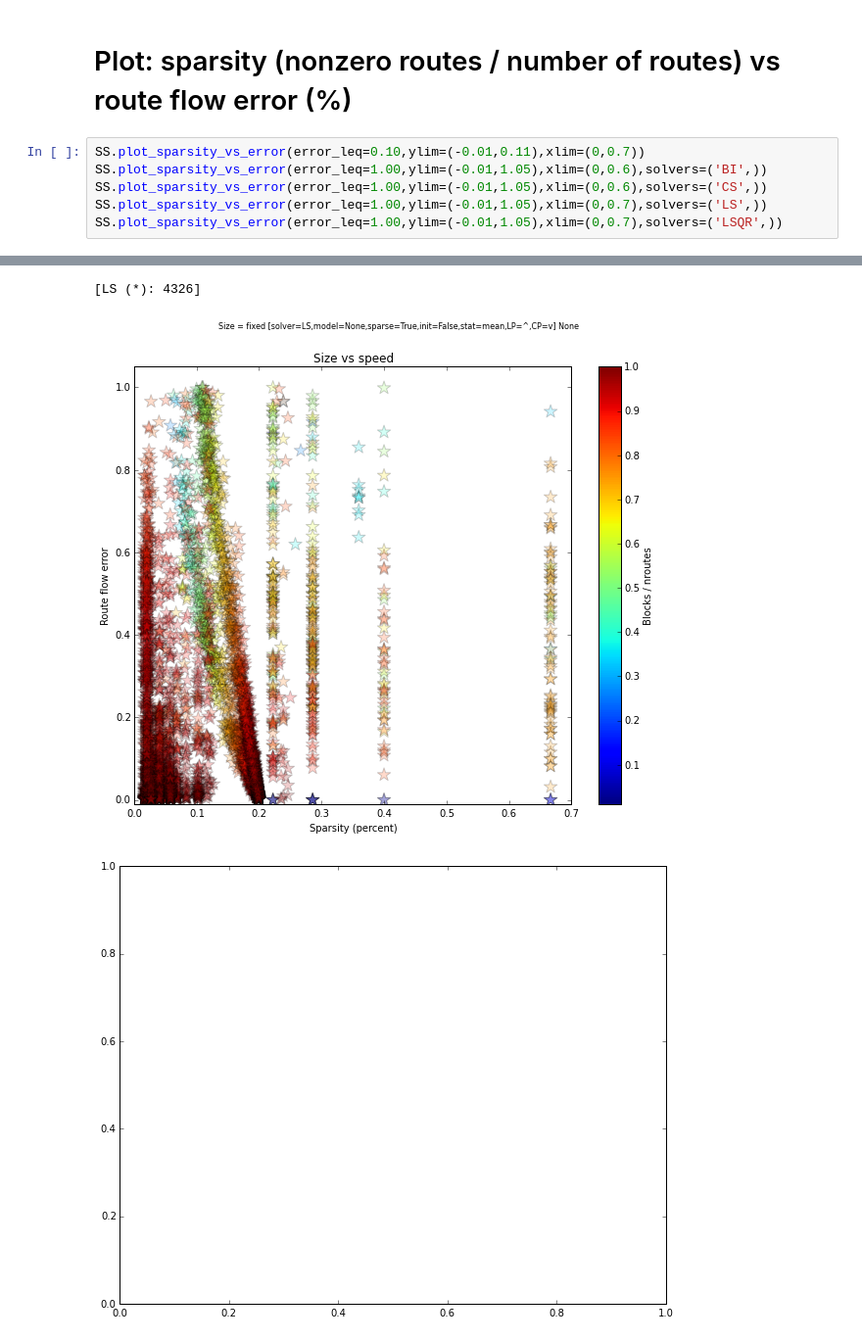
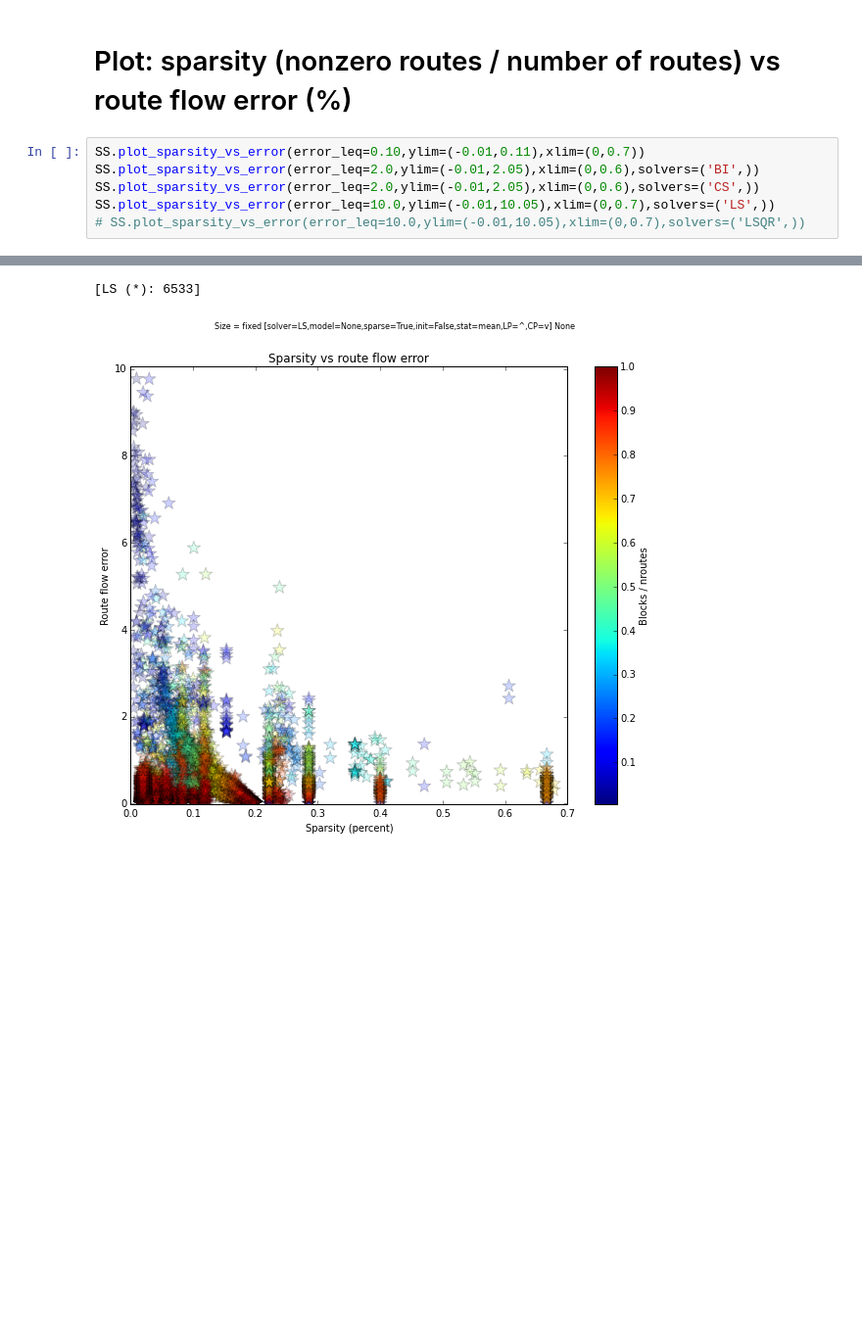
Before and after one commit to cathywu/traffic-estimation-comparison, a Jupyter notebook: ScenarioSpace Plots.ipynb, the cells around one changed output, grey strips where cells are left out. Shown at 98% size. Drawn from its saved outputs; the diff is of its cells as text; blank space fills up the shorter version.

```diff
--- a/ScenarioSpace Plots.ipynb
+++ b/ScenarioSpace Plots.ipynb
@@ -65,8 +216,8 @@ SS.plot_size_vs_speed(error_leq=1.00,ylim=(-0.05,6))
 # Plot: sparsity (nonzero routes / number of routes) vs route flow error (%)
 # %%
 SS.plot_sparsity_vs_error(error_leq=0.10,ylim=(-0.01,0.11),xlim=(0,0.7))
-SS.plot_sparsity_vs_error(error_leq=1.00,ylim=(-0.01,1.05),xlim=(0,0.6),solvers=('BI',))
-SS.plot_sparsity_vs_error(error_leq=1.00,ylim=(-0.01,1.05),xlim=(0,0.6),solvers=('CS',))
-SS.plot_sparsity_vs_error(error_leq=1.00,ylim=(-0.01,1.05),xlim=(0,0.7),solvers=('LS',))
-SS.plot_sparsity_vs_error(error_leq=1.00,ylim=(-0.01,1.05),xlim=(0,0.7),solvers=('LSQR',))
+SS.plot_sparsity_vs_error(error_leq=2.0,ylim=(-0.01,2.05),xlim=(0,0.6),solvers=('BI',))
+SS.plot_sparsity_vs_error(error_leq=2.0,ylim=(-0.01,2.05),xlim=(0,0.6),solvers=('CS',))
+SS.plot_sparsity_vs_error(error_leq=10.0,ylim=(-0.01,10.05),xlim=(0,0.7),solvers=('LS',))
+# SS.plot_sparsity_vs_error(error_leq=10.0,ylim=(-0.01,10.05),xlim=(0,0.7),solvers=('LSQR',))
 # %% [output]
@@ -79,3 +230,2 @@ SS.plot_sparsity_vs_error(error_leq=1.00,ylim=(-0.01,1.05),xlim=(0,0.7),solvers=
-[LS (*): 4326]
+[LS (*): 6533]
-[figure, old version]
+[figure, new version]
-[figure, removed]
```
Also changed, not shown: parts of 5 cells of this notebook, 1 other file.
